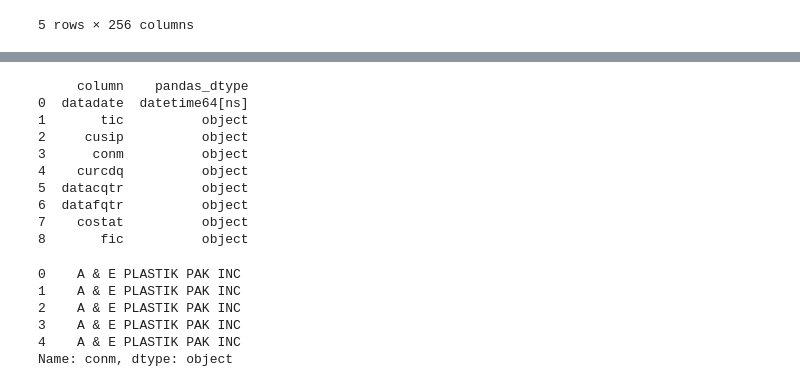
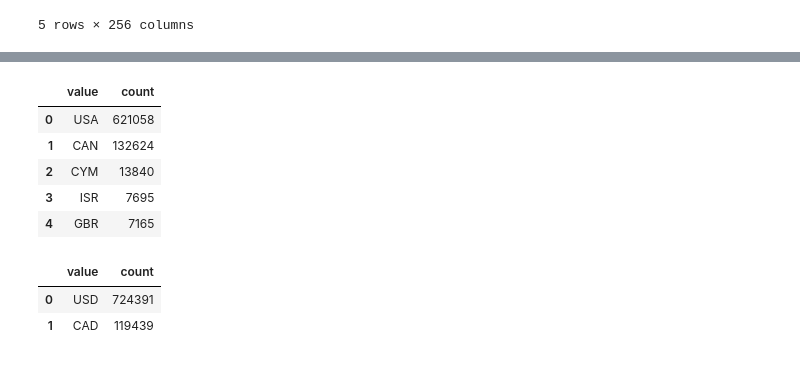
Before and after one commit to roccov/PnL-Machine, a Jupyter notebook: notebooks/compustat.ipynb, the cells around one changed output, grey strips where cells are left out. Drawn from its saved outputs; the diff is of its cells as text; code cells hidden in the pictures.

```diff
--- a/notebooks/compustat.ipynb
+++ b/notebooks/compustat.ipynb
@@ -53,33 +51,38 @@ datafqtr       object                                 [<class 'str'>]
-# %%
-# On récupère les dtypes sous forme de Series :
-dtypes = compustat.dtypes
-
-# On filtre pour ne garder que ceux qui ne sont pas numériques
-mask_non_num = ~dtypes.apply(pd.api.types.is_numeric_dtype)
-df_non_num = (
-    dtypes[mask_non_num]
-    .reset_index()
-    .rename(columns={'index': 'column', 0: 'pandas_dtype'})
-)
-
-print(df_non_num)
-# %% [output]
-     column    pandas_dtype
-0  datadate  datetime64[ns]
-1       tic          object
-2     cusip          object
-3      conm          object
-4    curcdq          object
-5  datacqtr          object
-6  datafqtr          object
-7    costat          object
-8       fic          object
-# %%
-compustat['conm'].head()
-# %% [output]
-0    A & E PLASTIK PAK INC
-1    A & E PLASTIK PAK INC
-2    A & E PLASTIK PAK INC
-3    A & E PLASTIK PAK INC
-4    A & E PLASTIK PAK INC
-Name: conm, dtype: object
+# %%
+from pandas import DataFrame
+
+def value_counts_for_column(df: DataFrame, column: str) -> DataFrame:
+    """
+    Return a DataFrame listing each unique value in the specified column of df
+    along with its occurrence count, sorted by count descending.
+
+    """
+    counts = df[column].value_counts(dropna=False)
+    return counts.rename_axis('value').reset_index(name='count')
+
+
+result = value_counts_for_column(compustat, 'fic')
+
+result.head()
+# print(result)
+#SONGER A HOT ENCODER FIC, INCORPORATION DE BASE DU PAYS PEU ETRE INTERESSANT
+# %% [output]
+|  | value | count |
+| 0 | USA | 621058 |
+| 1 | CAN | 132624 |
+| 2 | CYM | 13840 |
+| 3 | ISR | 7695 |
+| 4 | GBR | 7165 |
+# %%
+
+
+result = value_counts_for_column(compustat, 'curcdq')
+
+result.head()
+# print(result)
+
+#CURRENCY DANS LAQUELLE LA FINANCIAL DATA EST DISPONIBLE
+# %% [output]
+|  | value | count |
+| 0 | USD | 724391 |
+| 1 | CAD | 119439 |
```
Also changed, not shown: parts of 20 cells of this notebook, 7 other files.
